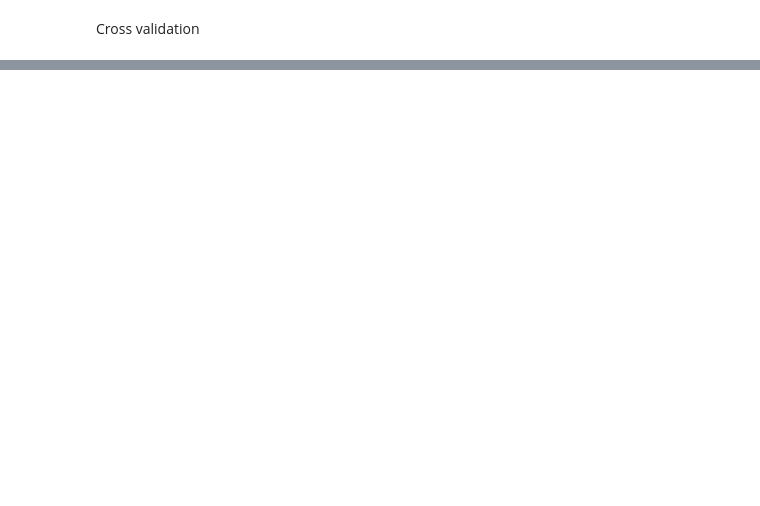
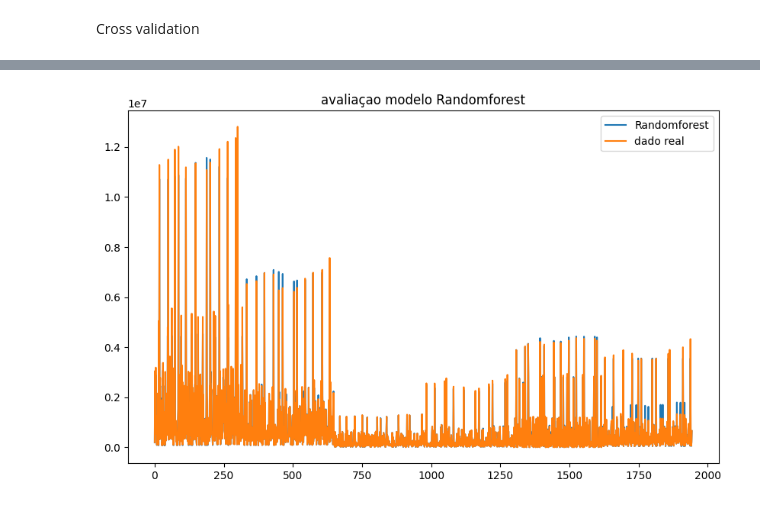
Before and after one commit to WesleySouza13/energy-consumption-forecast-br, a Jupyter notebook: Untitled-1.ipynb, the cells around one changed output, grey strips where cells are left out. Saved outputs shown, nothing was run; the diff lists cells and outputs as text; code cells hidden in the pictures; blank space fills up the shorter version.

```diff
--- a/Untitled-1.ipynb
+++ b/Untitled-1.ipynb
@@ -656,0 +691,2 @@ sns.lineplot(y_def)
+# %%
+pipe.set_params(model=RandomForestRegressor()).fit(x_train, y_train)
@@ -656,0 +710,11 @@ sns.lineplot(y_def)
+# %%
+pred_rforest = pipe.predict(x_valid)
+# %%
+#graf random forest
+plt.figure(figsize=(10,6))
+sns.lineplot(pred_rforest, label='Randomforest')
+sns.lineplot(y_valid, label='dado real')
+plt.title('avaliaçao modelo Randomforest')
+plt.show()
+# %% [output]
+[figure, added]
```
Also changed, not shown: parts of 40 cells of this notebook, 2 other files.
